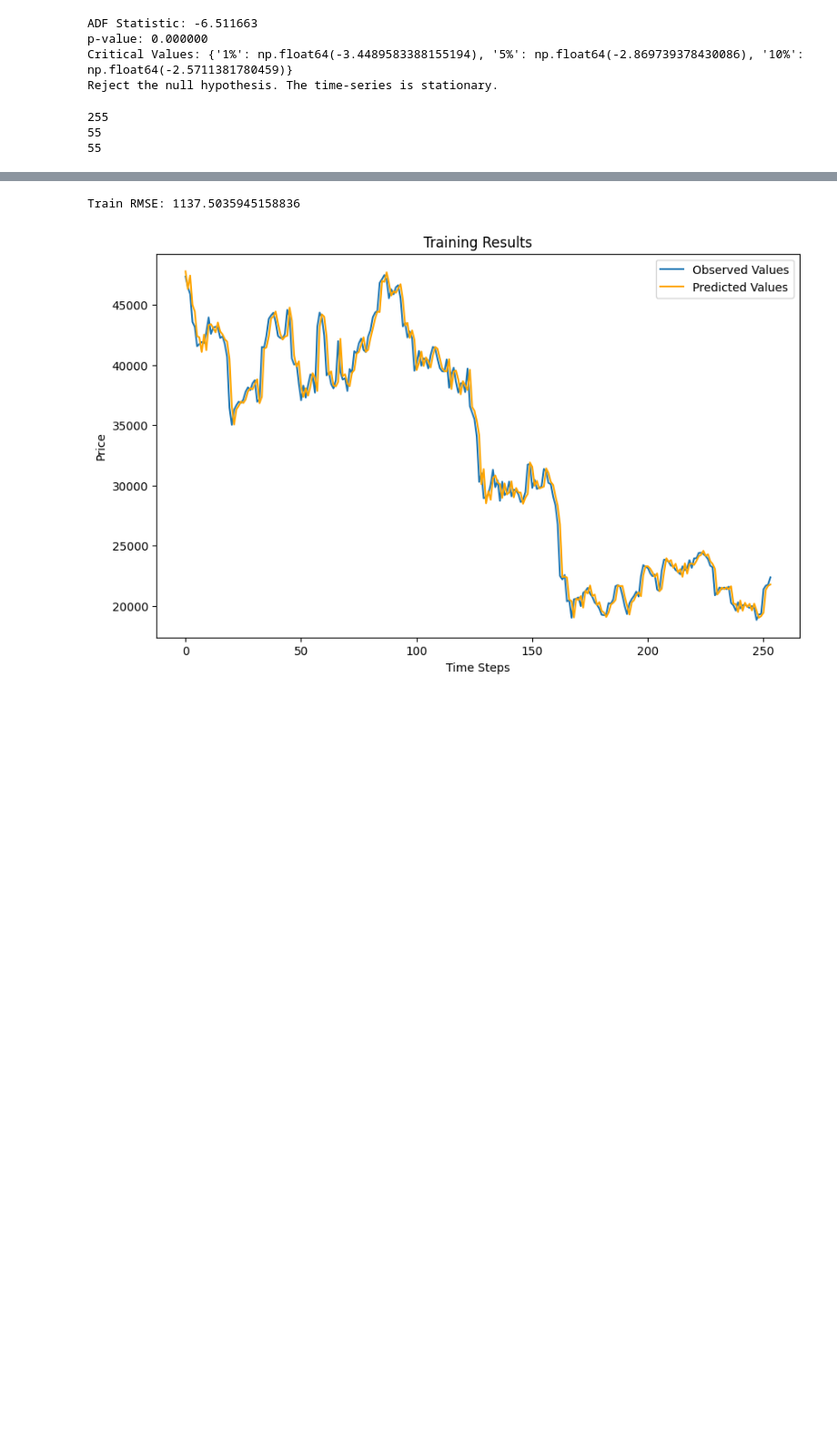
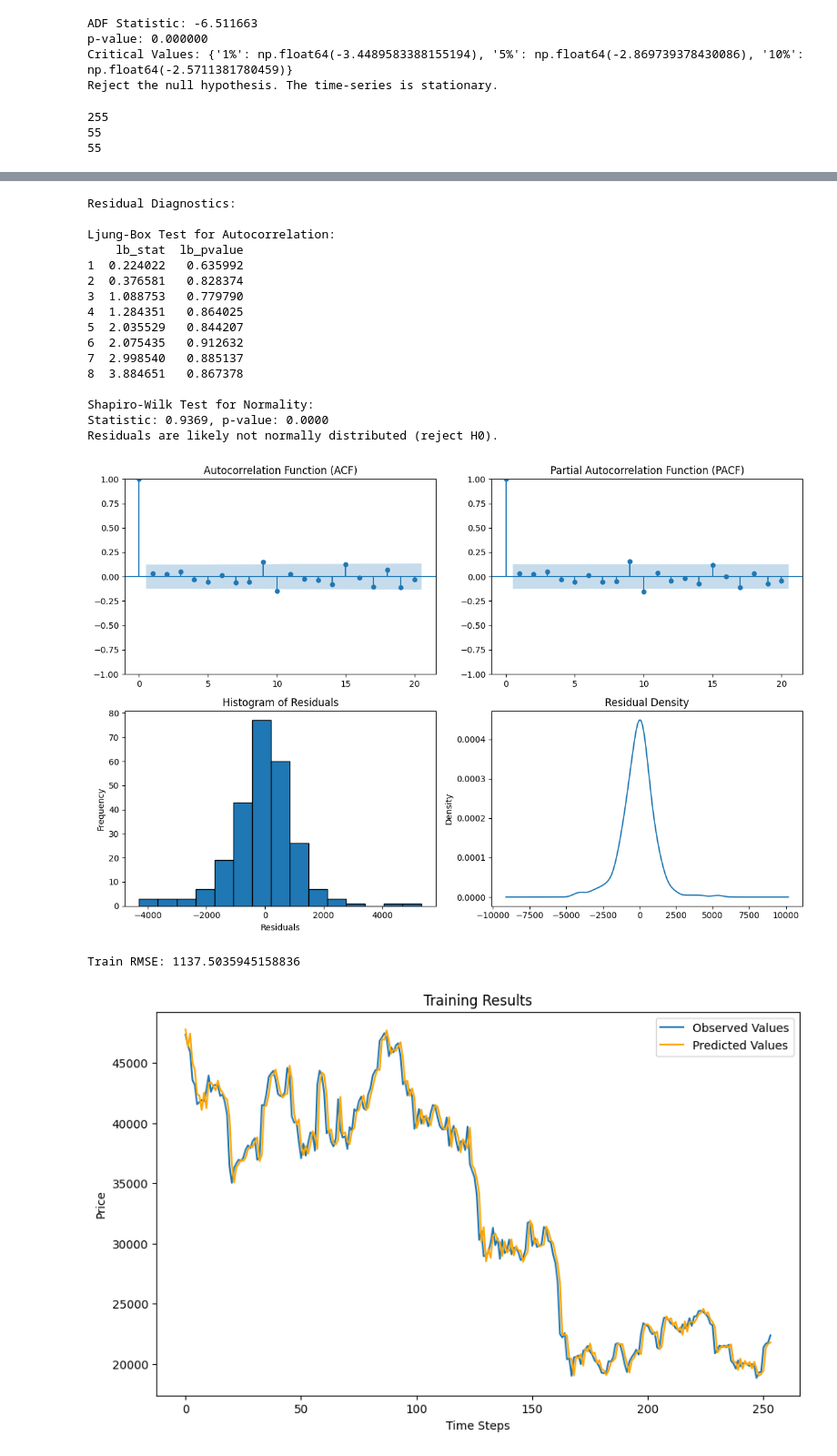
Before and after one commit to cferggie/Predicting-Bitcoin-Returns-with-Long-Short-Term-Memory-LSTM-Neural-Networks, a Jupyter notebook: ARIMA.ipynb, the cells around one changed output, grey strips where cells are left out. Shown at 91% size. Cells and saved outputs as stored; diff of their text form; code cells hidden in the pictures; blank space fills up the shorter version.

```diff
--- a/ARIMA.ipynb
+++ b/ARIMA.ipynb
@@ -204,3 +165,71 @@ Fail to reject the null hypothesis. Evidence does not suggest serial correlation
+# %%
+residuals = results.resid[1:]
+
+def residual_diagnostics(residuals):
+    print("Residual Diagnostics:\n")
+
+    # 1. Test for autocorrelation using Ljung-Box test
+    lb_test = acorr_ljungbox(residuals, lags=8, return_df=True)
+    print(f"Ljung-Box Test for Autocorrelation:\n{lb_test}")
+
+    # 2. Test for normality using Shapiro-Wilk test
+    shapiro_stat, shapiro_p = shapiro(residuals)
+    print("\nShapiro-Wilk Test for Normality:")
+    print(f"Statistic: {shapiro_stat:.4f}, p-value: {shapiro_p:.4f}")
+
+    if shapiro_p > 0.05:
+        print("Residuals are likely normally distributed (fail to reject H0).")
+    else:
+        print("Residuals are likely not normally distributed (reject H0).")
+
+    # 3. Plot Residual Diagnostics
+    plt.figure(figsize=(12, 8))
+
+    # Plot ACF
+    plt.subplot(2, 2, 1)
+    plot_acf(residuals, lags=20, ax=plt.gca())
+    plt.title("Autocorrelation Function (ACF)")
+
+    # Plot PACF
+    plt.subplot(2, 2, 2)
+    plot_pacf(residuals, lags=20, ax=plt.gca(), method='ywm')
+    plt.title("Partial Autocorrelation Function (PACF)")
+
+    # Histogram of residuals
+    plt.subplot(2, 2, 3)
+    plt.hist(residuals, bins=15, edgecolor='k')
+    plt.title("Histogram of Residuals")
+    plt.xlabel("Residuals")
+    plt.ylabel("Frequency")
+
+    # QQ Plot
+    plt.subplot(2, 2, 4)
+    pd.Series(residuals).plot(kind='kde')
+    plt.title("Residual Density")
+
+    plt.tight_layout()
+    plt.show()
+
+# Perform diagnostics
+residual_diagnostics(residuals)
+# %% [output]
+Residual Diagnostics:
+
+Ljung-Box Test for Autocorrelation:
+    lb_stat  lb_pvalue
+1  0.224022   0.635992
+2  0.376581   0.828374
+3  1.088753   0.779790
+4  1.284351   0.864025
+5  2.035529   0.844207
+6  2.075435   0.912632
+7  2.998540   0.885137
+8  3.884651   0.867378
+
+Shapiro-Wilk Test for Normality:
+Statistic: 0.9369, p-value: 0.0000
+Residuals are likely not normally distributed (reject H0).
+[figure, added]
 # %%
 fitted = results.fittedvalues[1:] #remove the first value due to differencing in ARIMA
 
```
Also changed, not shown: parts of 6 cells of this notebook.
